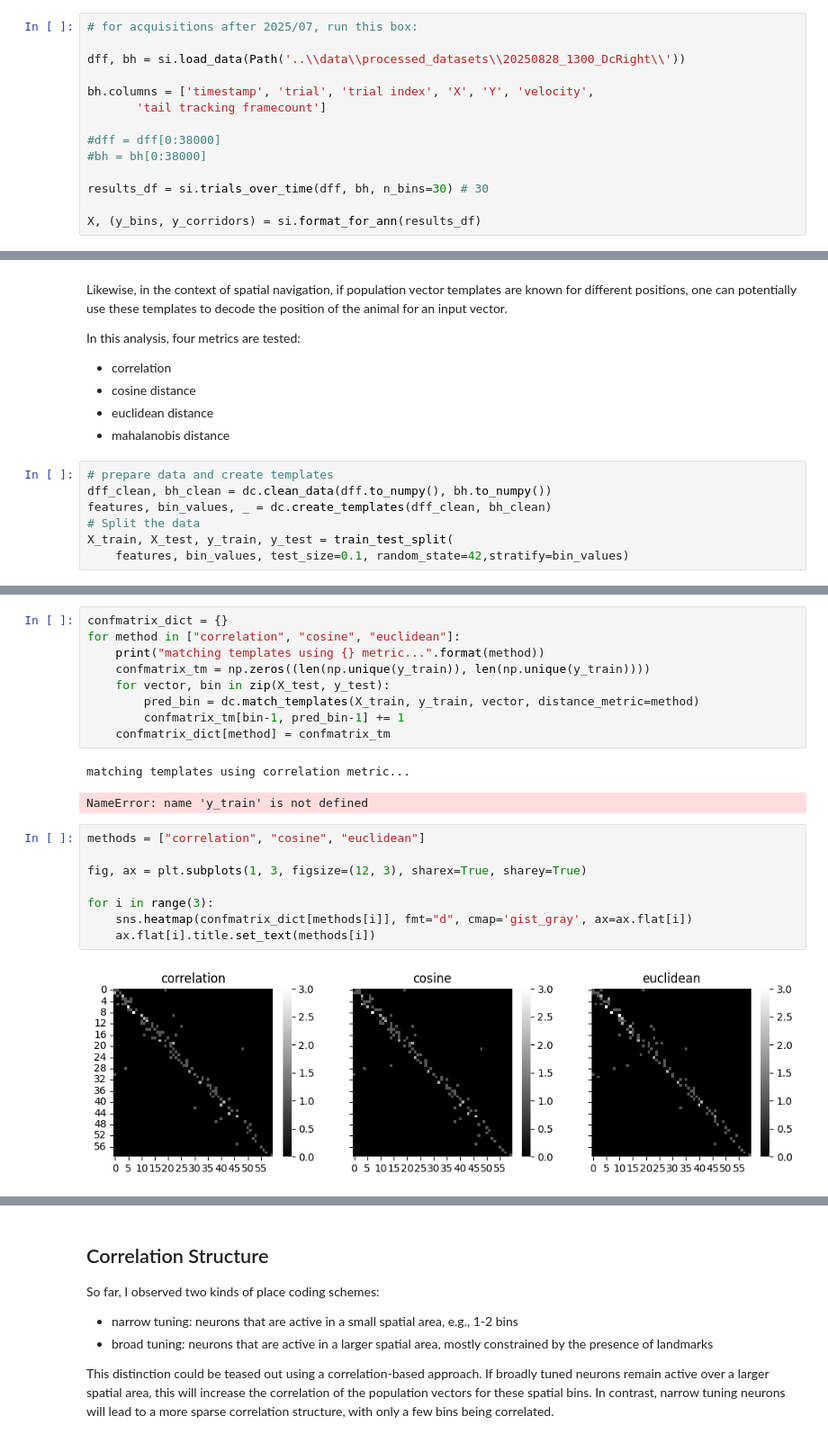
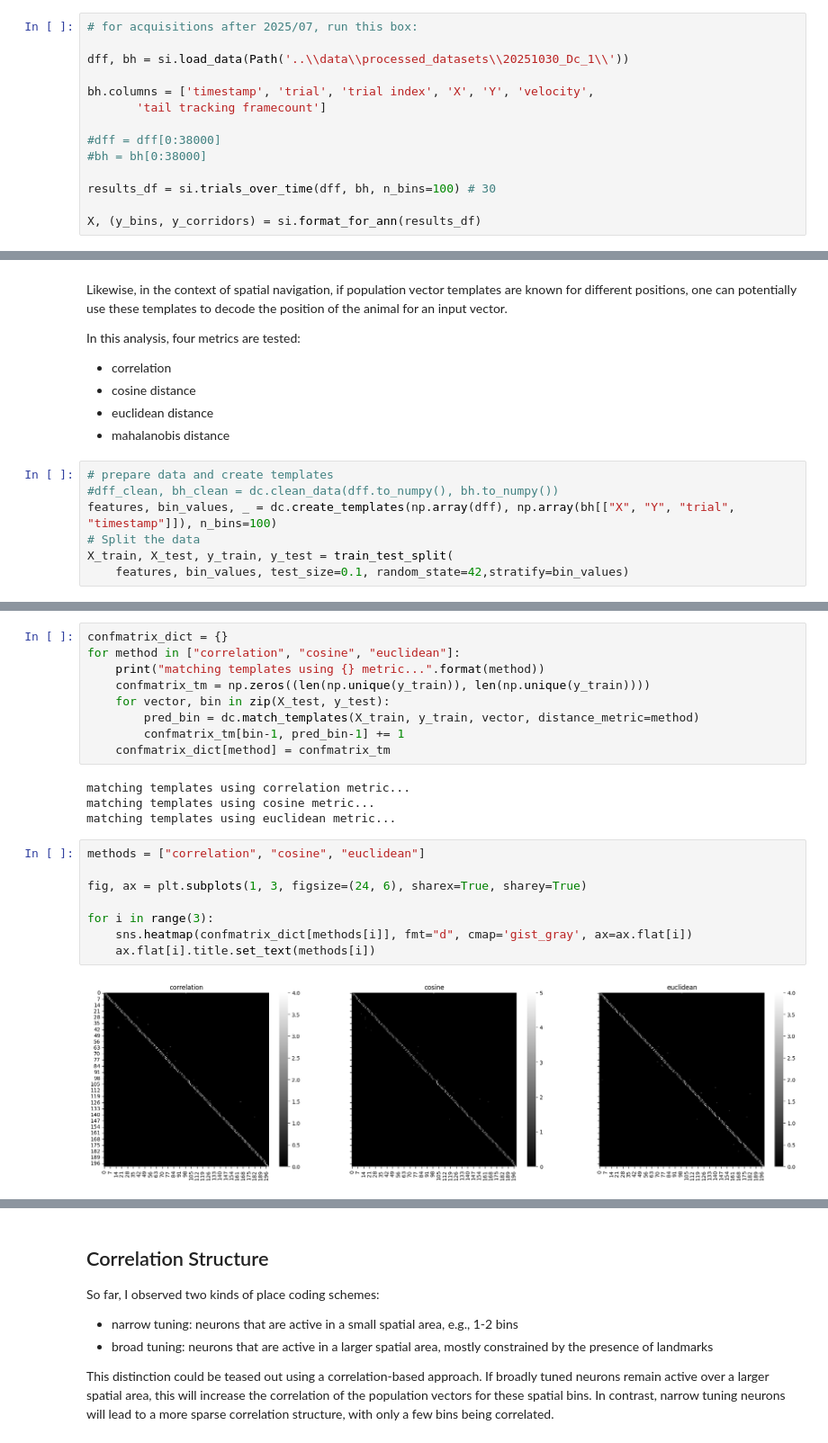
Before and after one commit to Anneser/SpatialInformation, a Jupyter notebook: scripts/03_LocationDecoding.ipynb, the cells around one changed output, grey strips where cells are left out. Shown at 90% size. Saved outputs shown, nothing was run; the diff lists cells and outputs as text.

```diff
--- a/scripts/03_LocationDecoding.ipynb
+++ b/scripts/03_LocationDecoding.ipynb
@@ -73,7 +70,7 @@ https://www.geeksforgeeks.org/information-gain-and-mutual-information-for-machin
 # %%
 # for acquisitions after 2025/07, run this box:
 
-dff, bh = si.load_data(Path('..\\data\\processed_datasets\\20250828_1300_DcRight\\'))
+dff, bh = si.load_data(Path('..\\data\\processed_datasets\\20251030_Dc_1\\'))
 
 bh.columns = ['timestamp', 'trial', 'trial index', 'X', 'Y', 'velocity',
        'tail tracking framecount']
@@ -81,7 +78,7 @@ bh.columns = ['timestamp', 'trial', 'trial index', 'X', 'Y', 'velocity',
 #dff = dff[0:38000]
 #bh = bh[0:38000]
 
-results_df = si.trials_over_time(dff, bh, n_bins=30) # 30
+results_df = si.trials_over_time(dff, bh, n_bins=100) # 30
 
 X, (y_bins, y_corridors) = si.format_for_ann(results_df)
 # %% [output]
@@ -687,8 +701,8 @@ In this analysis, four metrics are tested:
 - mahalanobis distance
 # %%
 # prepare data and create templates
-dff_clean, bh_clean = dc.clean_data(dff.to_numpy(), bh.to_numpy())
-features, bin_values, _ = dc.create_templates(dff_clean, bh_clean)
+#dff_clean, bh_clean = dc.clean_data(dff.to_numpy(), bh.to_numpy())
+features, bin_values, _ = dc.create_templates(np.array(dff), np.array(bh[["X", "Y", "trial", "timestamp"]]), n_bins=100)
 # Split the data
 X_train, X_test, y_train, y_test = train_test_split(
     features, bin_values, test_size=0.1, random_state=42,stratify=bin_values)
@@ -705,15 +727,16 @@ for method in ["correlation", "cosine", "euclidean"]:
     confmatrix_dict[method] = confmatrix_tm
 # %% [output]
 matching templates using correlation metric...
+matching templates using cosine metric...
+matching templates using euclidean metric...
-NameError: name 'y_train' is not defined
 # %%
 methods = ["correlation", "cosine", "euclidean"]
 
-fig, ax = plt.subplots(1, 3, figsize=(12, 3), sharex=True, sharey=True)
+fig, ax = plt.subplots(1, 3, figsize=(24, 6), sharex=True, sharey=True)
 
 for i in range(3):
     sns.heatmap(confmatrix_dict[methods[i]], fmt="d", cmap='gist_gray', ax=ax.flat[i])
     ax.flat[i].title.set_text(methods[i])
 # %% [output]
-[figure, old version]
+[figure, new version]
 # %%
```
Also changed, not shown: parts of 19 cells of this notebook, 4 other files.
